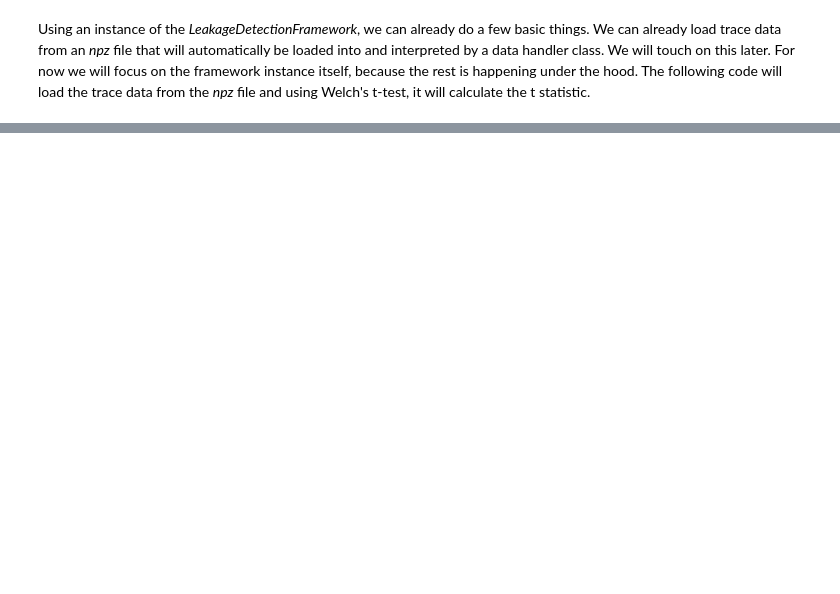
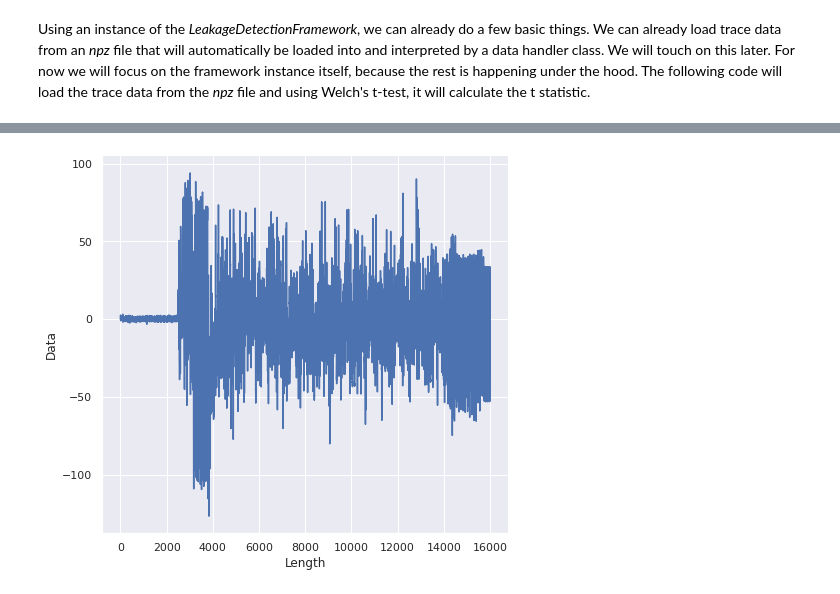
Before and after one commit to RazePerson/sca-leakage-detection-framework, a Jupyter notebook: sca-leakage-detection-framework/main-app.ipynb, the cells around one changed output, grey strips where cells are left out. Cells and saved outputs as stored; diff of their text form; code cells hidden in the pictures; blank space fills up the shorter version.

```diff
--- a/sca-leakage-detection-framework/main-app.ipynb
+++ b/sca-leakage-detection-framework/main-app.ipynb
@@ -37,0 +173,2 @@ NameError: name 'TraceData' is not defined
+# %%
+ldf = LeakageDetectionFramework()
@@ -37,0 +178,2 @@ NameError: name 'TraceData' is not defined
+# %%
+plotter = ldf.plotter()
@@ -37,0 +191,4 @@ NameError: name 'TraceData' is not defined
+# %%
+plotter.create_line_plot(t_statistic).plot()
+# %% [output]
+[figure, added]
```
Also changed, not shown: parts of 39 cells of this notebook, 6 other files.
